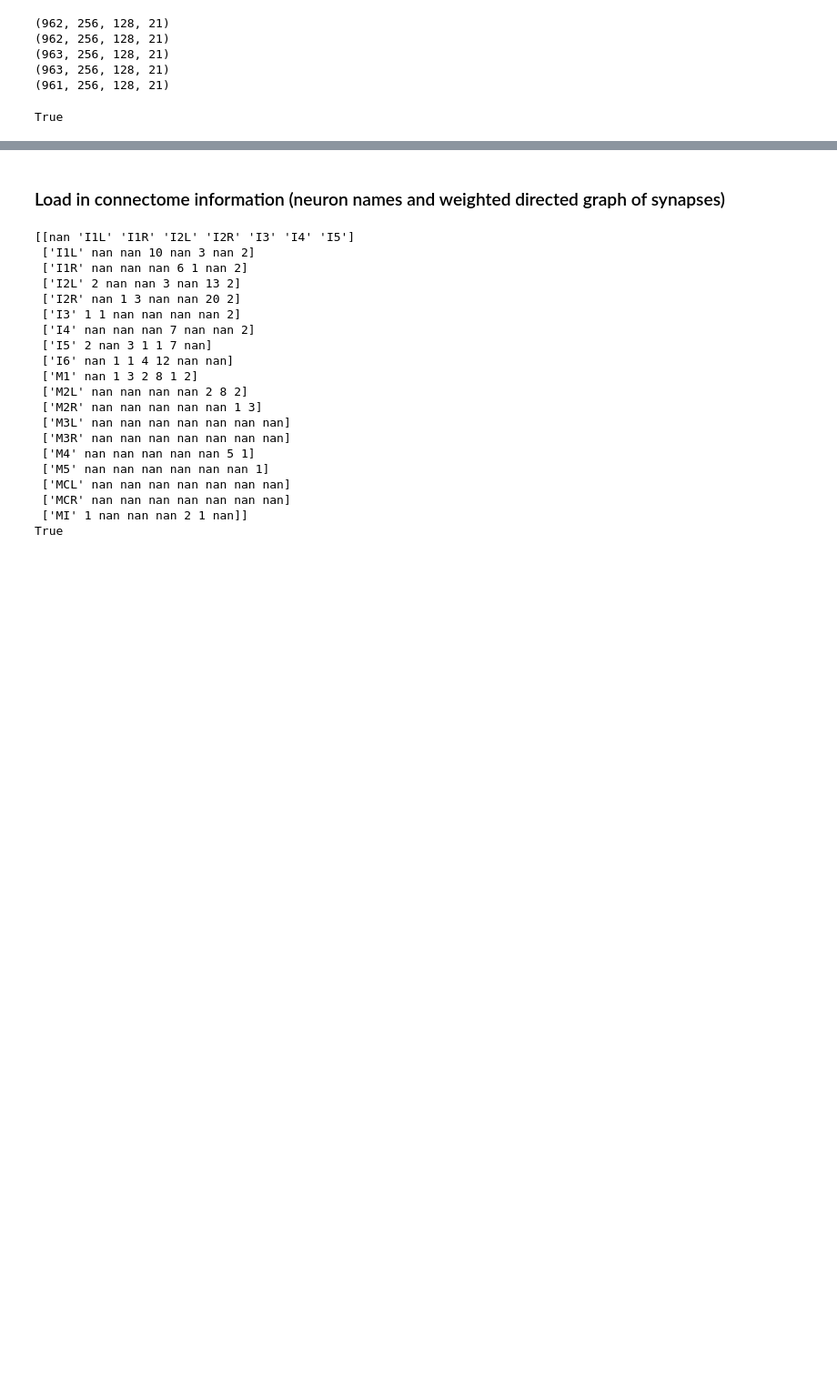
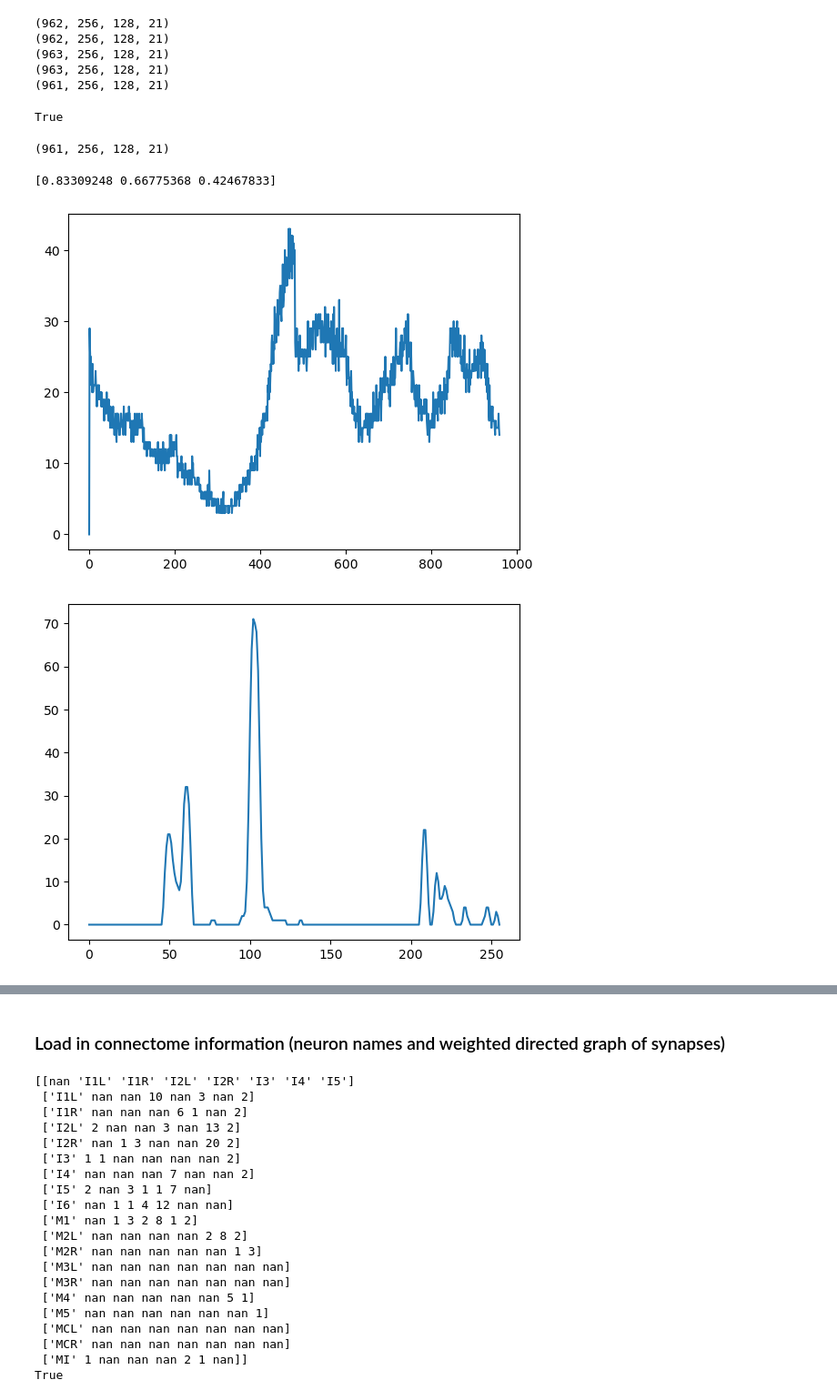
Before and after one commit to ironak/worms, a Jupyter notebook: sandbox.ipynb, the cells around one changed output, grey strips where cells are left out. Shown at 91% size. Saved outputs shown, nothing was run; the diff lists cells and outputs as text; code cells hidden in the pictures; blank space fills up the shorter version.

```diff
--- a/sandbox.ipynb
+++ b/sandbox.ipynb
@@ -84,3 +104,27 @@ nonzero = get_dandi_and_do("000541", get_dandi_asset_paths("000541")[4], lambda
 print(nonzero)
 # %% [output]
 True
+# %%
+data = get_dandi_and_do("000541", get_dandi_asset_paths("000541")[4], lambda nwbfile: np.array(nwbfile.acquisition["CalciumImageSeries"].data))
+# %%
+print(data.shape)
+# %% [output]
+(961, 256, 128, 21)
+# %%
+a = np.random.rand(10,4,3,2)
+print(a[2,2,:,0])
+
+x = 52
+worm_index = 15
+a0 = data[:,x,x,worm_index]
+a1 = data[x,:,x,worm_index]
+a2 = data[x,x,:,worm_index]
+a_weird = data[x,x,x,:]
+
+for a in [a0, a1, a2, a_weird]:
+    plt.plot(a)
+    plt.show()
+# %% [output]
+[0.83309248 0.66775368 0.42467833]
+[figure, added]
+[figure, added]
```
Also changed, not shown: parts of 8 cells of this notebook, 11 other files.
